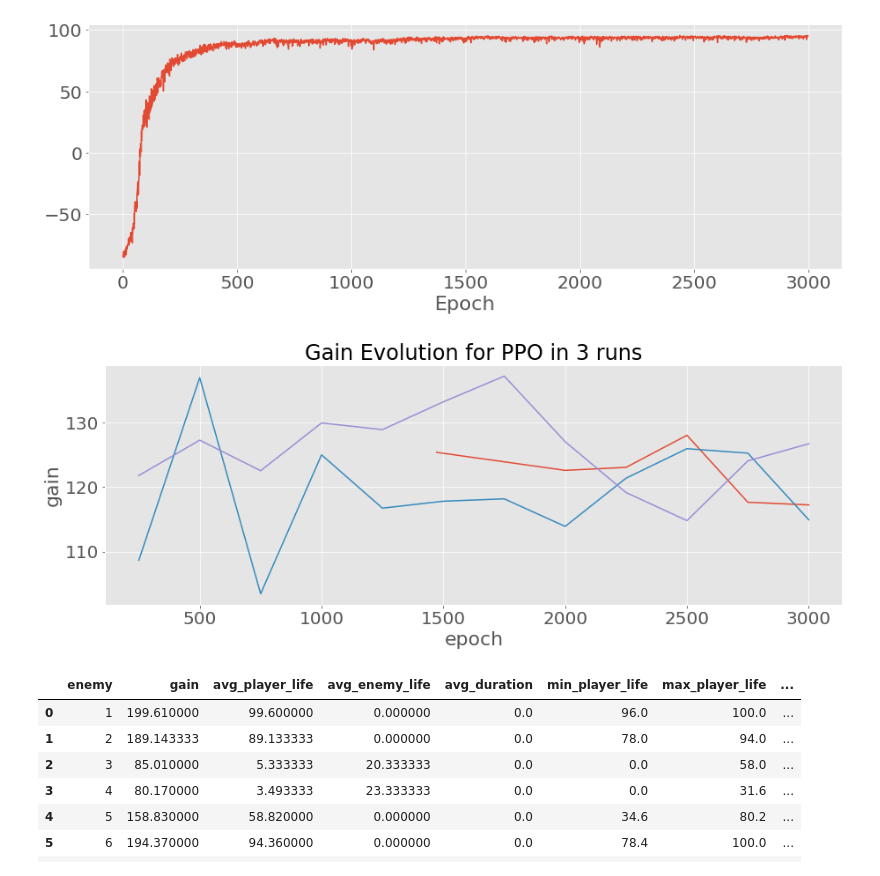
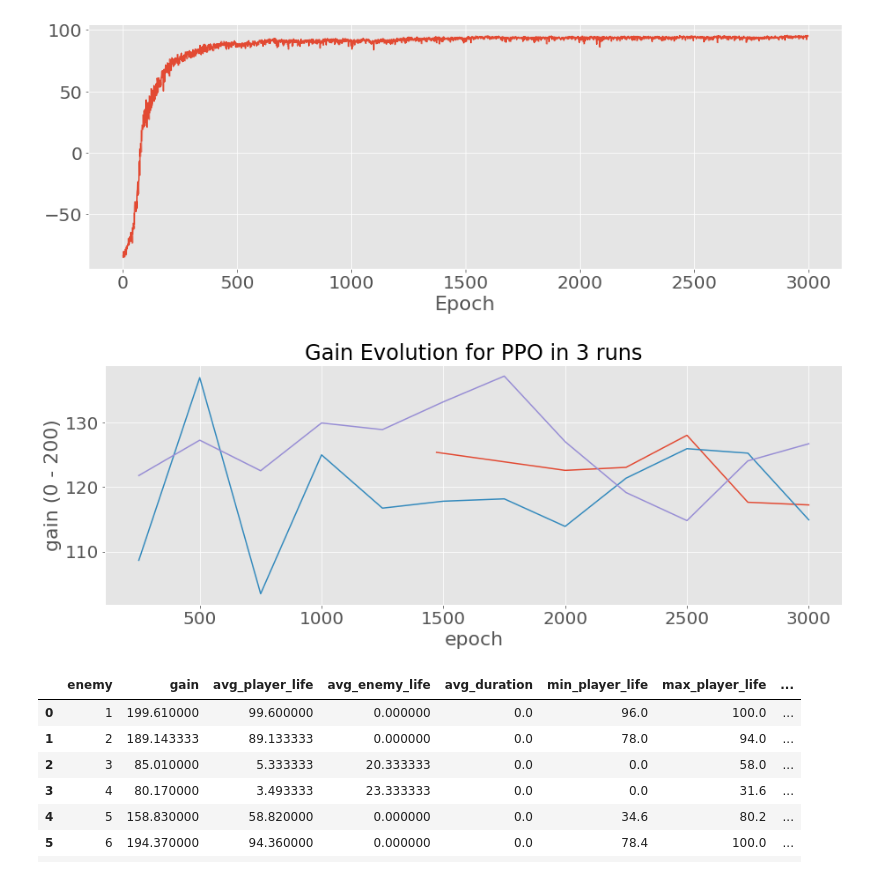
Before and after one commit to gabrielxzc/evoman-game-playing-competition-WCCI-2020, a Jupyter notebook: report_helper.ipynb, the cells around one changed output. Drawn from its saved outputs; the diff is of its cells as text; code cells hidden in the pictures.

Commit message:
Corrected images.

```diff
--- a/report_helper.ipynb
+++ b/report_helper.ipynb
@@ -119,17 +119,17 @@ for i, experiment in enumerate(lists):
 # %%
 for i, experiment in enumerate(lists):
     progress_list = [(r['epochs'], 8 / np.sum(1 / r['result'].gain)) for r in results if r['model'] in experiment]
     progress = pd.DataFrame(progress_list, columns=['epoch', 'score'])
     progress['epoch'] = progress.epoch.cumsum()
     progress.set_index('epoch', inplace=True)
     _ = progress.score.plot()
 #     plt.show()
     progress.reset_index().to_csv(f'data_for_plots/ppo_{i}_result.csv', index=False)
-_ = plt.ylabel('gain')
+_ = plt.ylabel('gain (0 - 200)')
 _ = plt.title('Gain Evolution for PPO in 3 runs')
 plt.savefig('paper/images/ppo_gain_evolution_3_runs.eps', format='eps')
 # %% [output]
-[figure, old version]
+[figure, new version]
 # %%
 progress_list = [(r['model'], r['epochs'], 8 / np.sum(1 / r['result'].gain)) for r in results if r['model'] in lists[2]]
 progress = pd.DataFrame(progress_list, columns=['model', 'epoch', 'score'])
```
Also changed, not shown: parts of 2 cells of this notebook, 9 other files.
